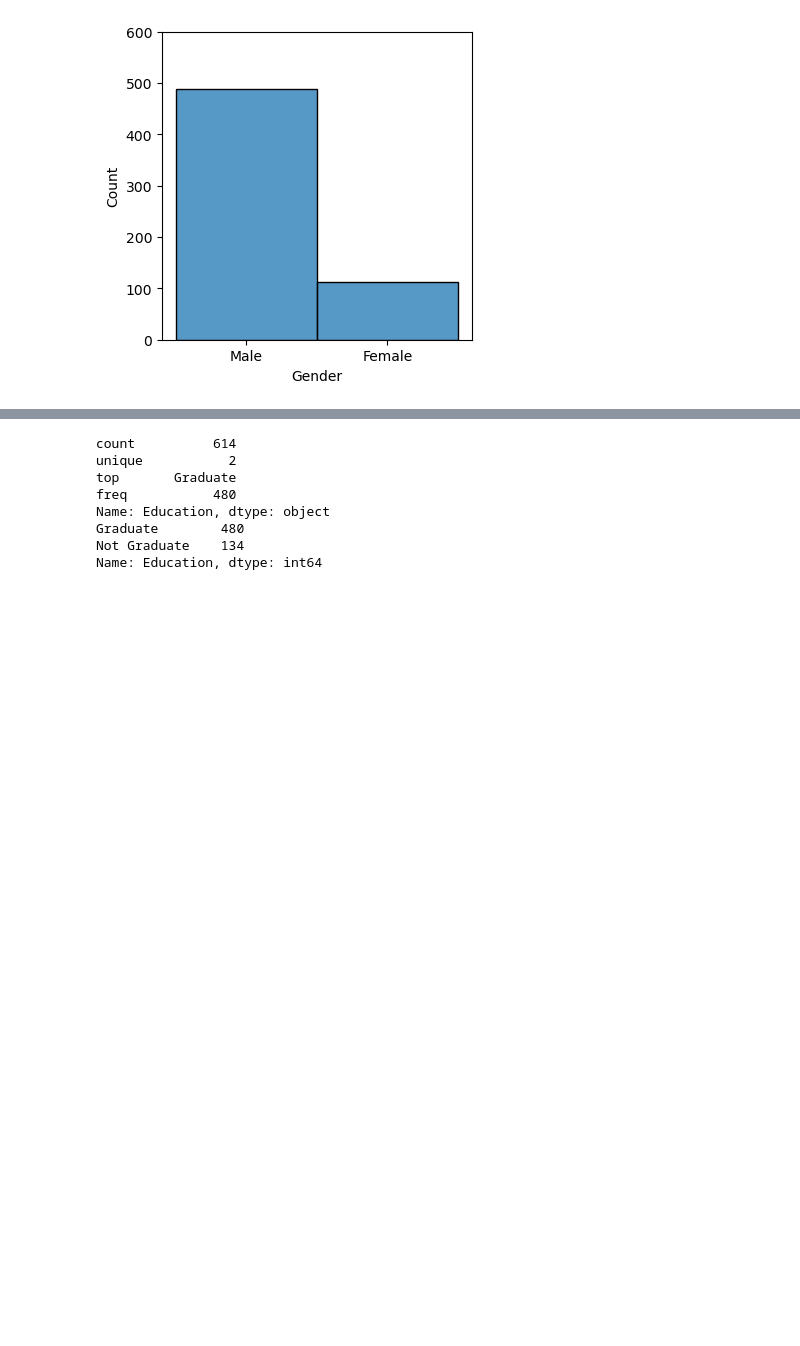
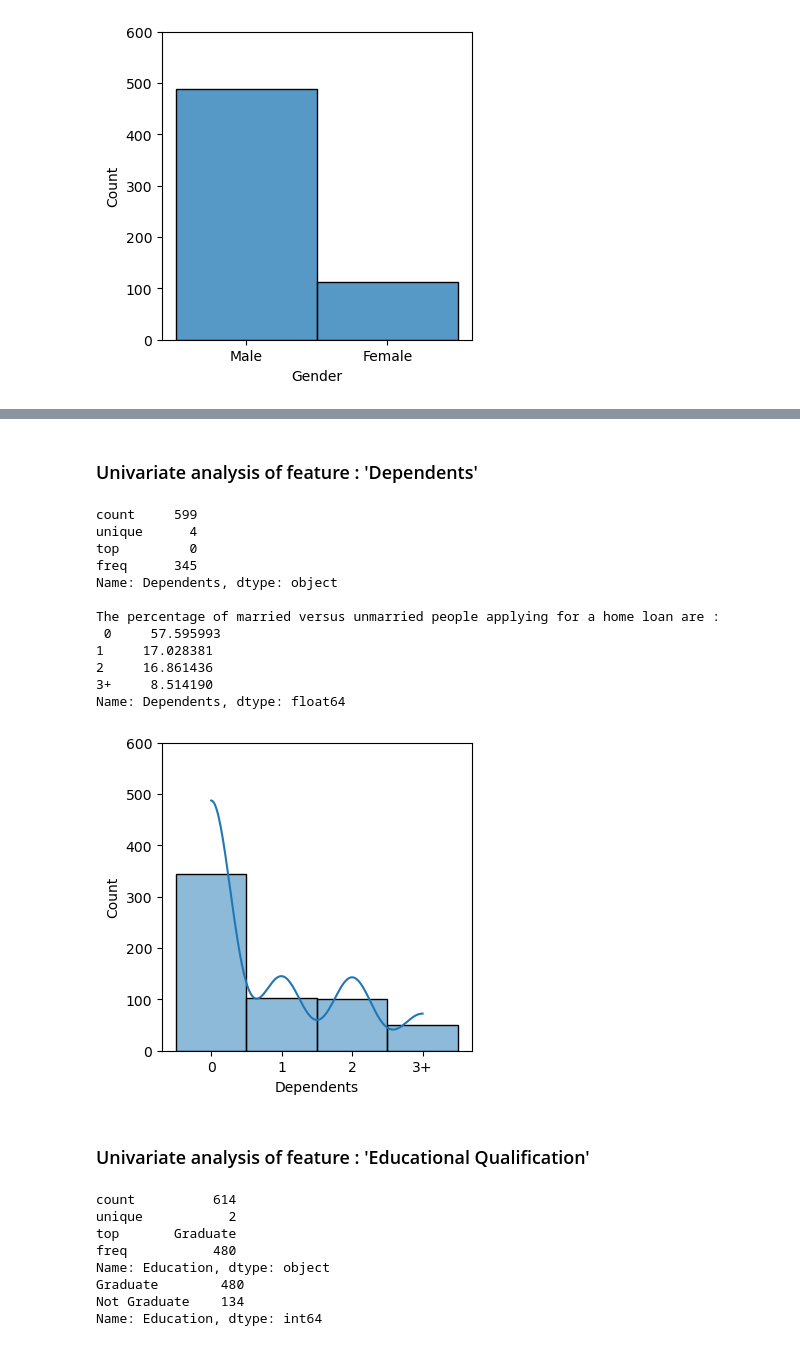
Before and after one commit to bhaskarmulik/Home-loan-prediction-model, a Jupyter notebook: src.ipynb, the cells around one changed output, grey strips where cells are left out. Cells and saved outputs as stored; diff of their text form; code cells hidden in the pictures; blank space fills up the shorter version.

```diff
--- a/src.ipynb
+++ b/src.ipynb
@@ -102,3 +127,29 @@ The above graph indicates that far more number of males apply for a home loan th
+# %% [markdown]
+### Univariate analysis of feature : 'Dependents'
+# %%
+#Analysing the 'Dependent' column
+plt.figure(figsize=(4,4))
+sns.histplot(data = df, x = 'Dependents', kde=True)
+plt.yticks(np.arange(start= 0, stop=700, step=100 ))
+print(df.Dependents.describe())
+print('\nThe percentage of married versus unmarried people applying for a home loan are :\n', df.Dependents.value_counts(normalize = True)*100)
+plt.show()
+# %% [output]
+count     599
+unique      4
+top         0
+freq      345
+Name: Dependents, dtype: object
+
+The percentage of married versus unmarried people applying for a home loan are :
+ 0     57.595993
+1     17.028381
+2     16.861436
+3+     8.514190
+Name: Dependents, dtype: float64
+[figure, added]
+# %% [markdown]
+### Univariate analysis of feature : 'Educational Qualification'
 # %%
 #Analysing Educational qualification
 plt.figure(figsize=(4,4))
```
Also changed, not shown: parts of 57 cells of this notebook.
